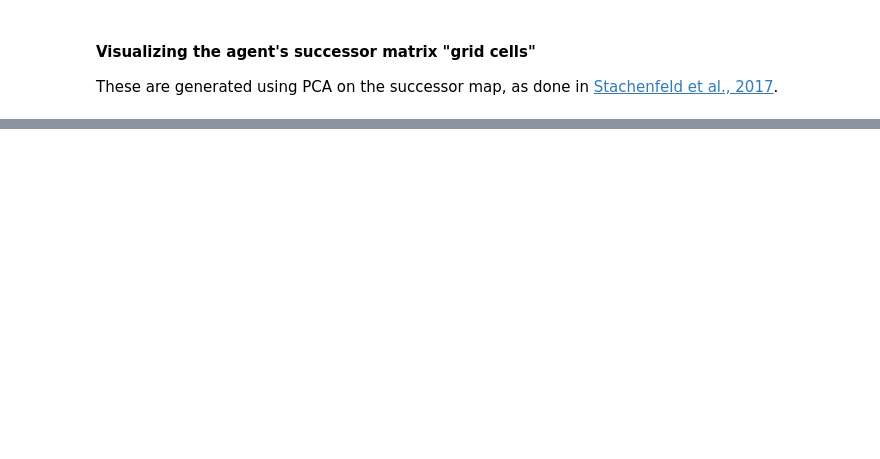
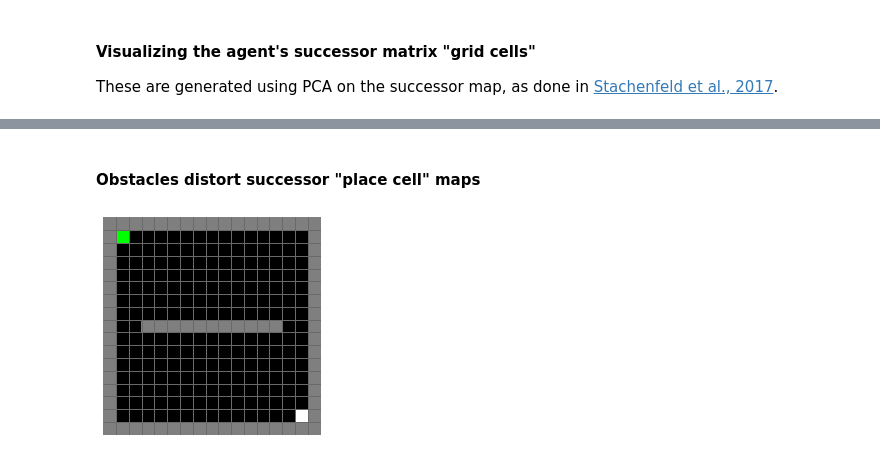
Before and after one commit to awjuliani/neuro-nav, a Jupyter notebook: notebooks/representation_experiments.ipynb, the cells around one changed output, grey strips where cells are left out. Saved outputs shown, nothing was run; the diff lists cells and outputs as text; code cells hidden in the pictures; blank space fills up the shorter version.

```diff
--- a/notebooks/representation_experiments.ipynb
+++ b/notebooks/representation_experiments.ipynb
@@ -121,0 +125,28 @@ for j in range(x):
+# %% [markdown]
+#### Obstacles distort successor "place cell" maps
+# %%
+env = GridEnv(topography=GridTopography.obstacle, grid_size=GridSize.large)
+obs = env.reset()
+env.render()
+
+agent = TDSR(
+    env.state_size,
+    env.action_space.n,
+    lr=1e-1,
+    poltype="egreedy",
+    epsilon=1.0,
+    goal_biased_sr=False,
+)
+num_episodes = 1000
+num_steps = 100
+
+for i in range(num_episodes):
+    agent, _ = run_episode(env, agent, num_steps, random_start=True, reward_locs={})
+
+m_map = {}
+for state in range(env.state_size):
+    if agent.M[:, state].mean(0).sum() != 1:
+        m_map[state] = agent.M.mean(0)[state]
+m_map = np.stack(list(m_map.values()))
+# %% [output]
+[figure, added]
```
Also changed, not shown: parts of 4 cells of this notebook.
